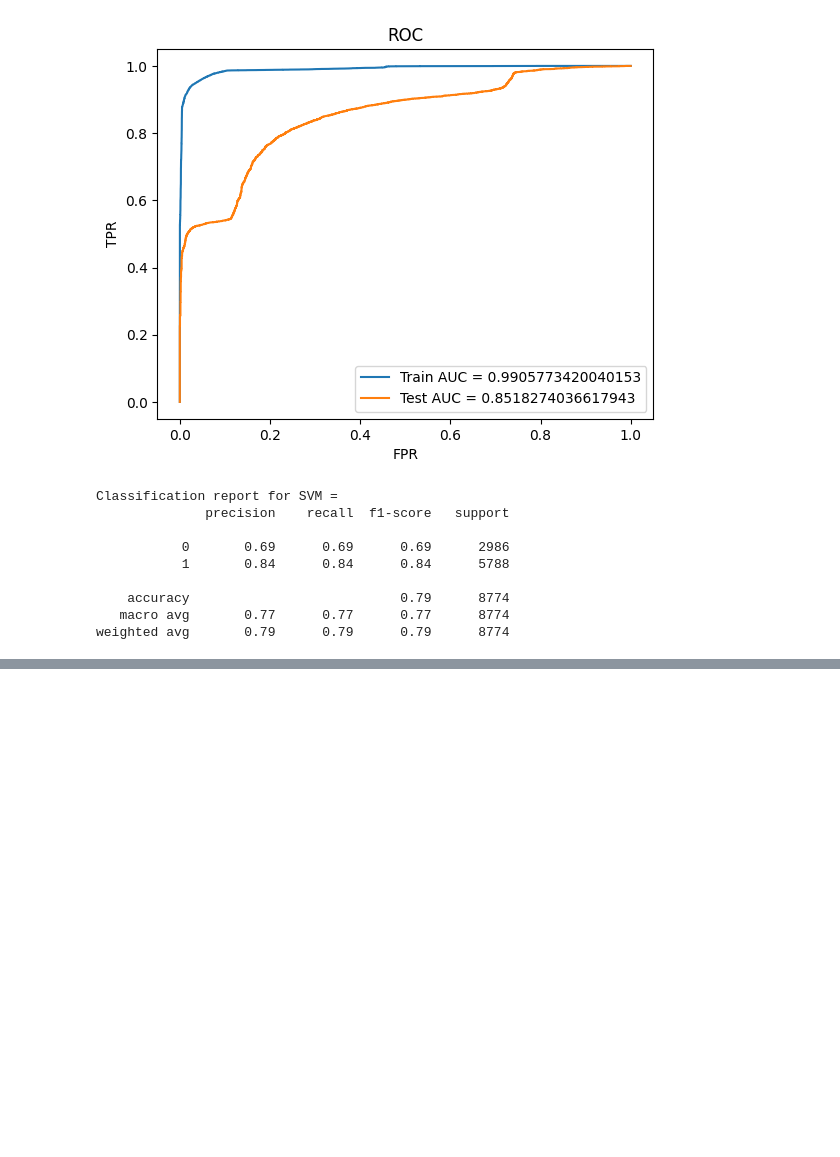
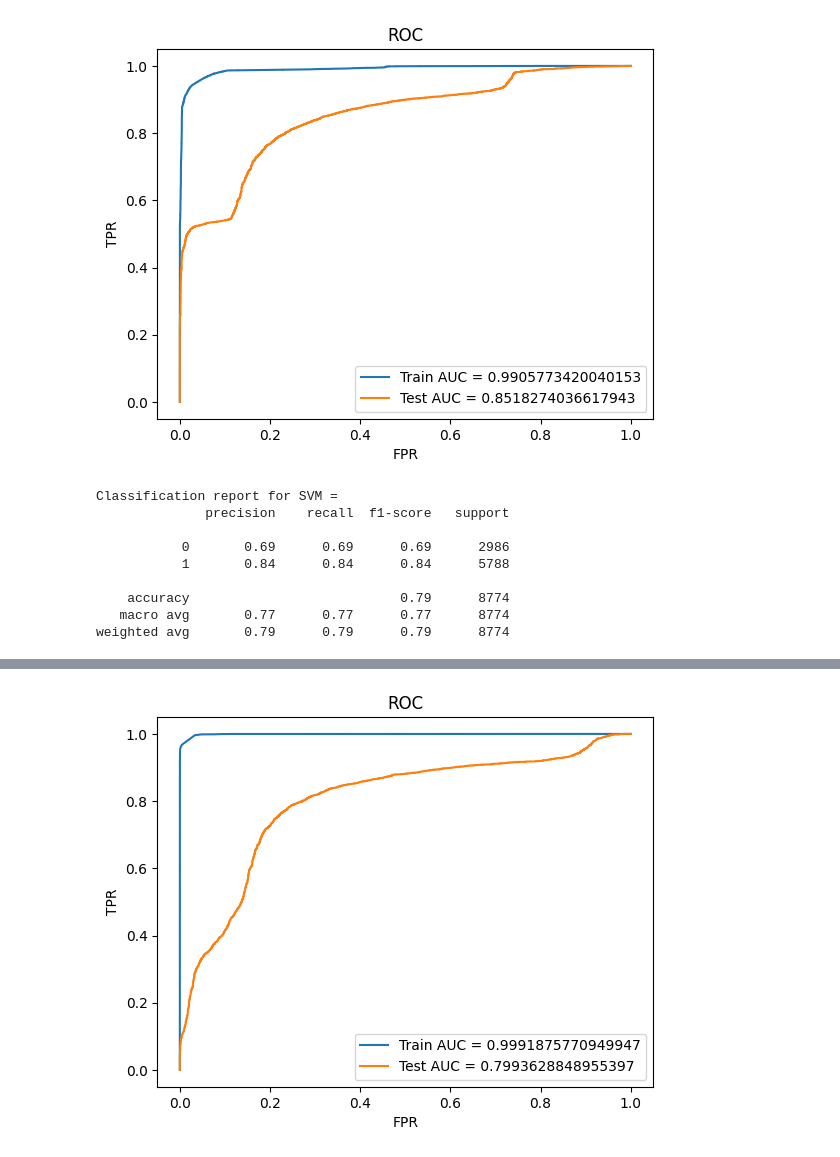
Before and after one commit to Ryansh12/Android-Authenticity-Prediction, a Jupyter notebook: Android_Authenticity_Prediction.ipynb, the cells around one changed output, grey strips where cells are left out. Drawn from its saved outputs; the diff is of its cells as text; code cells hidden in the pictures; blank space fills up the shorter version.

Commit message:
Fourth Model: RandomForest Classifier

```diff
--- a/Android_Authenticity_Prediction.ipynb
+++ b/Android_Authenticity_Prediction.ipynb
@@ -968,0 +955,14 @@ weighted avg       0.79      0.79      0.79      8774
+# %%
+%%time
+
+# Performing Hyperparameter Tuning.
+
+params = {'n_estimators': [50,100, 200, 500]}
+
+random_forest_reg = RandomForestClassifier(random_state=0)
+
+random_forest_grid = GridSearchCV(random_forest_reg, param_grid=params,scoring='roc_auc',n_jobs=-2,  cv= 3, verbose=10,return_train_score=True)
+# cv =10 i.e 10 fold
+
+
+random_forest_grid.fit(X_train_res, y_train_res.values.ravel())
@@ -968,0 +990,5 @@ weighted avg       0.79      0.79      0.79      8774
+# %%
+train_auc= random_forest_grid.cv_results_['mean_train_score']
+cv_auc = random_forest_grid.cv_results_['mean_test_score']
+best_n_estimators=random_forest_grid.best_params_['n_estimators']
+bestScore=random_forest_grid.best_score_
@@ -968,0 +1008,23 @@ weighted avg       0.79      0.79      0.79      8774
+# %%
+clf = RandomForestClassifier(n_estimators= best_n_estimators,random_state=0)
+clf.fit(X_train_res, y_train_res.values.ravel())
+
+#[:,1] because it returns probabilities for both classes
+y_train_pred_proba = clf.predict_proba(X_train_res)[:,1]
+y_test_pred_proba = clf.predict_proba(ft_test)[:,1]
+
+train_fpr, train_tpr, thresholds = metrics.roc_curve(y_train_res, y_train_pred_proba)
+test_fpr, test_tpr, thresholds = metrics.roc_curve(y_test, y_test_pred_proba)
+
+train_roc_auc = metrics.auc(train_fpr, train_tpr)
+test_roc_auc = metrics.auc(test_fpr, test_tpr)
+# %%
+plt.plot(train_fpr,train_tpr, label = "Train AUC = {0}".format(train_roc_auc))
+plt.plot(test_fpr,test_tpr, label = "Test AUC = {0}".format(test_roc_auc))
+plt.xlabel("FPR")
+plt.ylabel("TPR")
+plt.title("ROC")
+plt.legend()
+plt.show()
+# %% [output]
+[figure, added]
```
Also changed, not shown: parts of 7 cells of this notebook.
